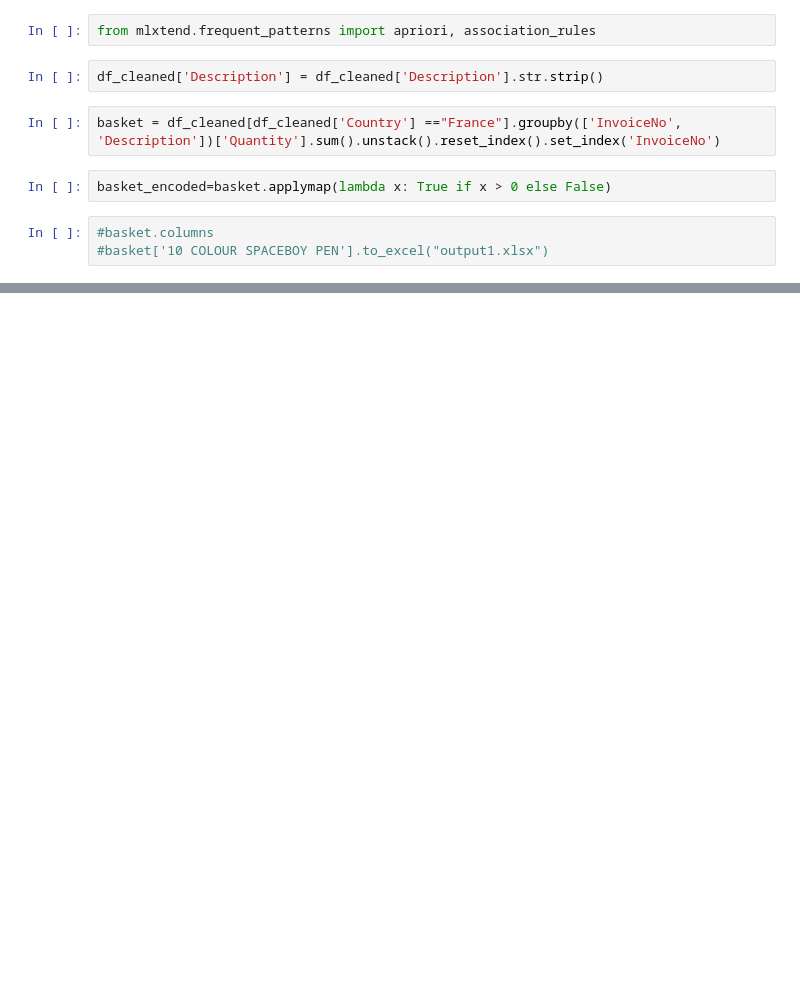
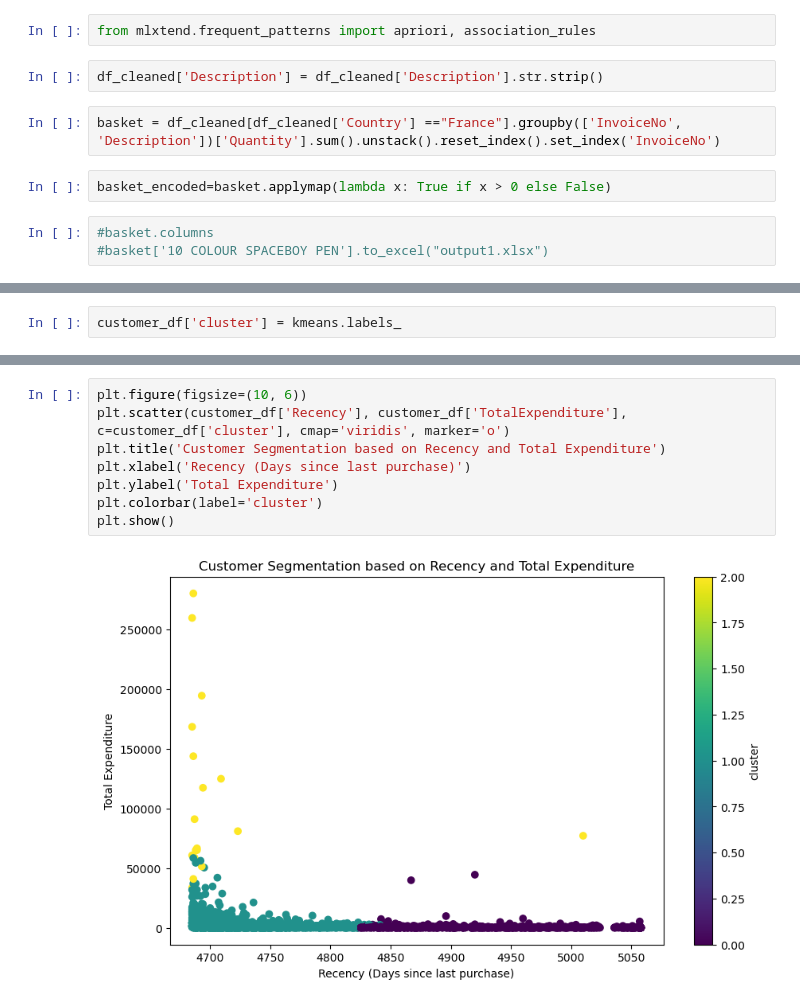
Before and after one commit to gautam-pai/BusinessAnalytics, a Jupyter notebook: Reading_File.ipynb, the cells around one changed output, grey strips where cells are left out. Saved outputs shown, nothing was run; the diff lists cells and outputs as text; blank space fills up the shorter version.

```diff
--- a/Reading_File.ipynb
+++ b/Reading_File.ipynb
@@ -113,0 +207,2 @@ print(rules[['antecedents', 'consequents', 'support', 'confidence', 'lift']])
+# %%
+customer_df['cluster'] = kmeans.labels_
@@ -113,0 +219,10 @@ print(rules[['antecedents', 'consequents', 'support', 'confidence', 'lift']])
+# %%
+plt.figure(figsize=(10, 6))
+plt.scatter(customer_df['Recency'], customer_df['TotalExpenditure'], c=customer_df['cluster'], cmap='viridis', marker='o')
+plt.title('Customer Segmentation based on Recency and Total Expenditure')
+plt.xlabel('Recency (Days since last purchase)')
+plt.ylabel('Total Expenditure')
+plt.colorbar(label='cluster')
+plt.show()
+# %% [output]
+[figure, added]
```
Also changed, not shown: parts of 21 cells of this notebook.
